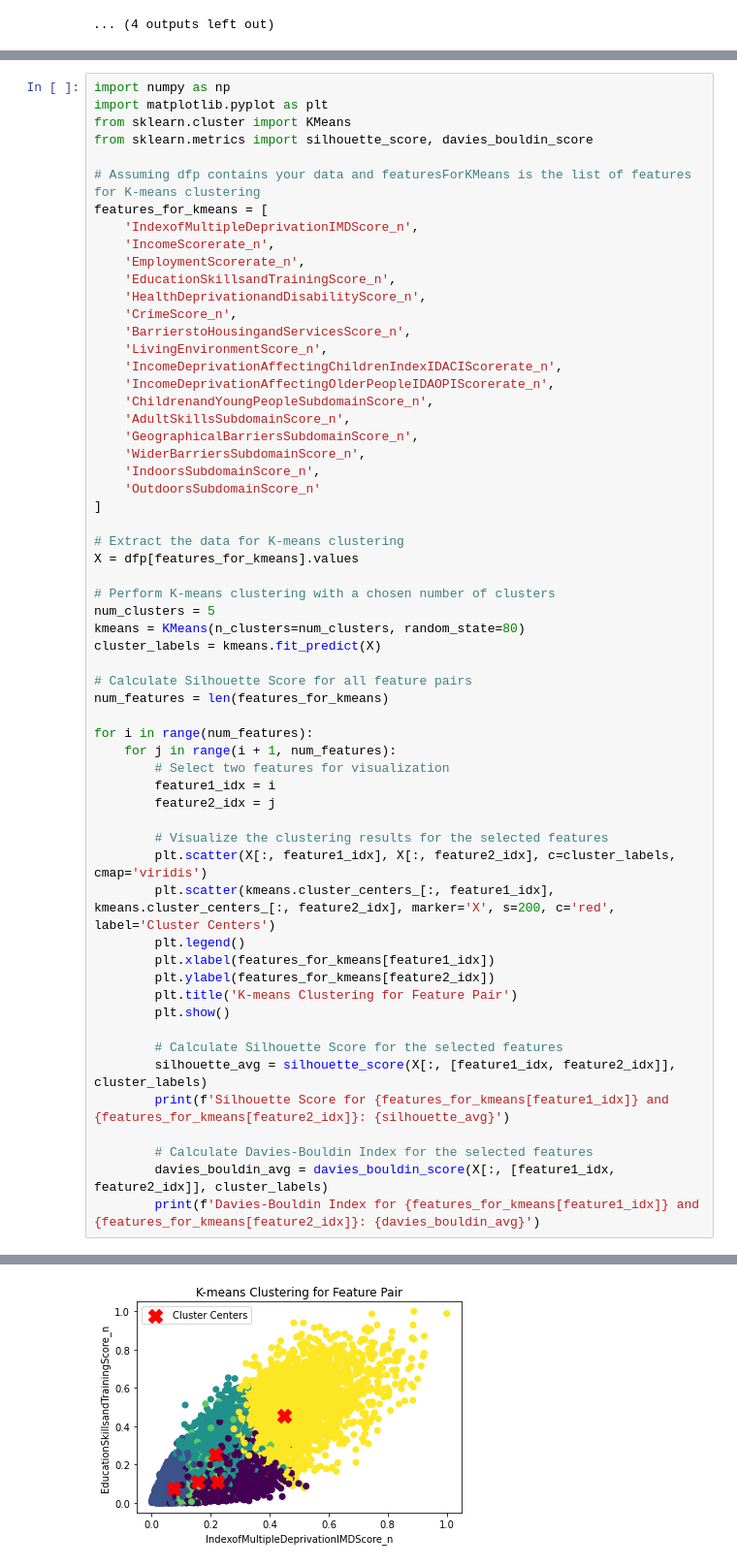
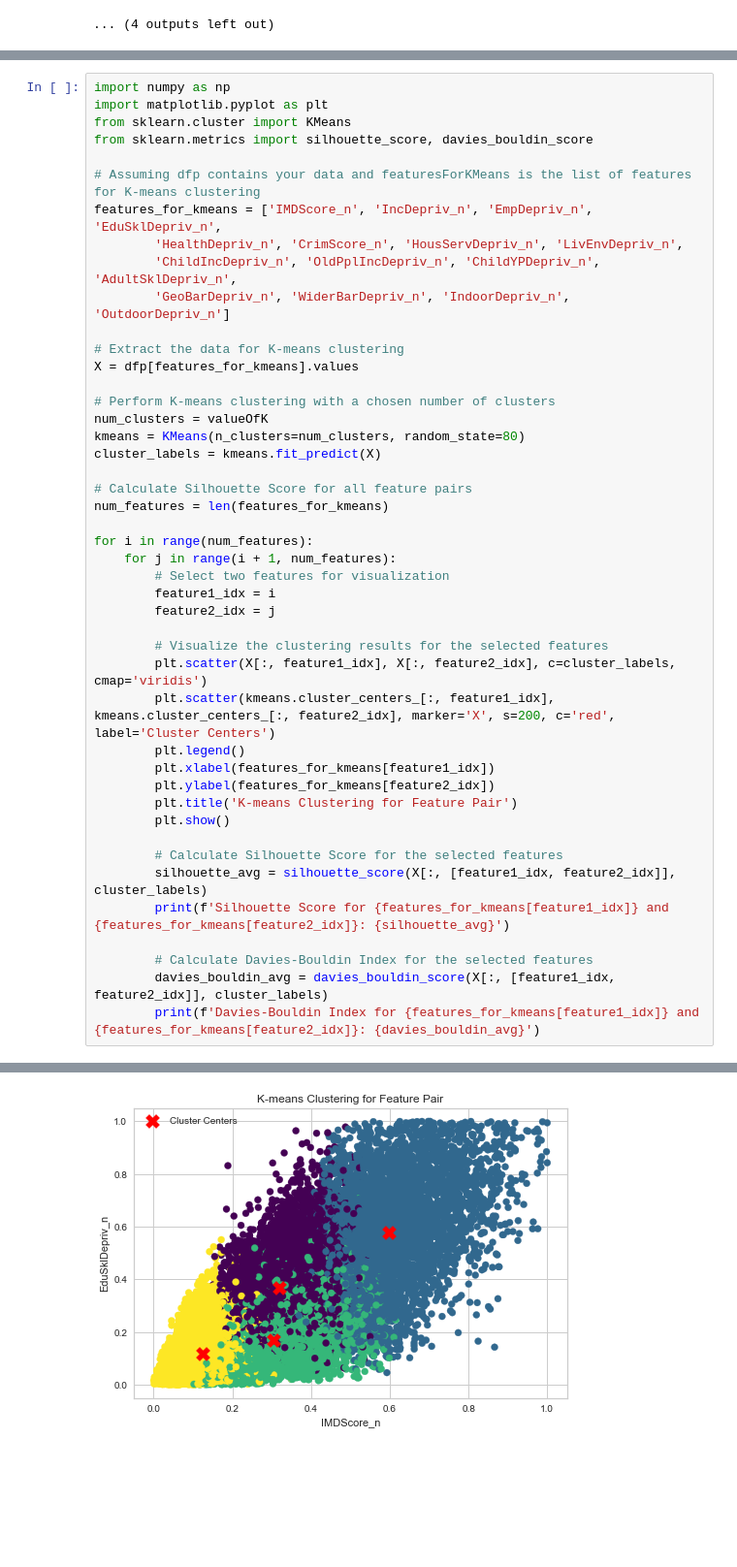
Before and after one commit to MasterOfLogic1/HousePricePrediction_Uk, a Jupyter notebook: HPP_Kmeans_Evaluation.ipynb, the cells around one changed output, grey strips where cells are left out. Shown at 97% size. Saved outputs shown, nothing was run; the diff lists cells and outputs as text; blank space fills up the shorter version.

```diff
--- a/HPP_Kmeans_Evaluation.ipynb
+++ b/HPP_Kmeans_Evaluation.ipynb
@@ -695,30 +586,16 @@ from sklearn.cluster import KMeans
 from sklearn.metrics import silhouette_score, davies_bouldin_score
 
 # Assuming dfp contains your data and featuresForKMeans is the list of features for K-means clustering
-features_for_kmeans = [
-    'IndexofMultipleDeprivationIMDScore_n',
-    'IncomeScorerate_n',
-    'EmploymentScorerate_n',
-    'EducationSkillsandTrainingScore_n',
-    'HealthDeprivationandDisabilityScore_n',
-    'CrimeScore_n',
-    'BarrierstoHousingandServicesScore_n',
-    'LivingEnvironmentScore_n',
-    'IncomeDeprivationAffectingChildrenIndexIDACIScorerate_n',
-    'IncomeDeprivationAffectingOlderPeopleIDAOPIScorerate_n',
-    'ChildrenandYoungPeopleSubdomainScore_n',
-    'AdultSkillsSubdomainScore_n',
-    'GeographicalBarriersSubdomainScore_n',
-    'WiderBarriersSubdomainScore_n',
-    'IndoorsSubdomainScore_n',
-    'OutdoorsSubdomainScore_n'
-]
+features_for_kmeans = ['IMDScore_n', 'IncDepriv_n', 'EmpDepriv_n', 'EduSklDepriv_n',
+        'HealthDepriv_n', 'CrimScore_n', 'HousServDepriv_n', 'LivEnvDepriv_n',
+        'ChildIncDepriv_n', 'OldPplIncDepriv_n', 'ChildYPDepriv_n', 'AdultSklDepriv_n',
+        'GeoBarDepriv_n', 'WiderBarDepriv_n', 'IndoorDepriv_n', 'OutdoorDepriv_n']
 
 # Extract the data for K-means clustering
 X = dfp[features_for_kmeans].values
 
 # Perform K-means clustering with a chosen number of clusters
-num_clusters = 5
+num_clusters = valueOfK
 kmeans = KMeans(n_clusters=num_clusters, random_state=80)
 cluster_labels = kmeans.fit_predict(X)
 
@@ -757 +634 @@ Davies-Bouldin Index for IndexofMultipleDeprivationIMDScore_n and EmploymentScor
-[figure, old version]
+[figure, new version]
```
Also changed, not shown: parts of 4 cells of this notebook.
